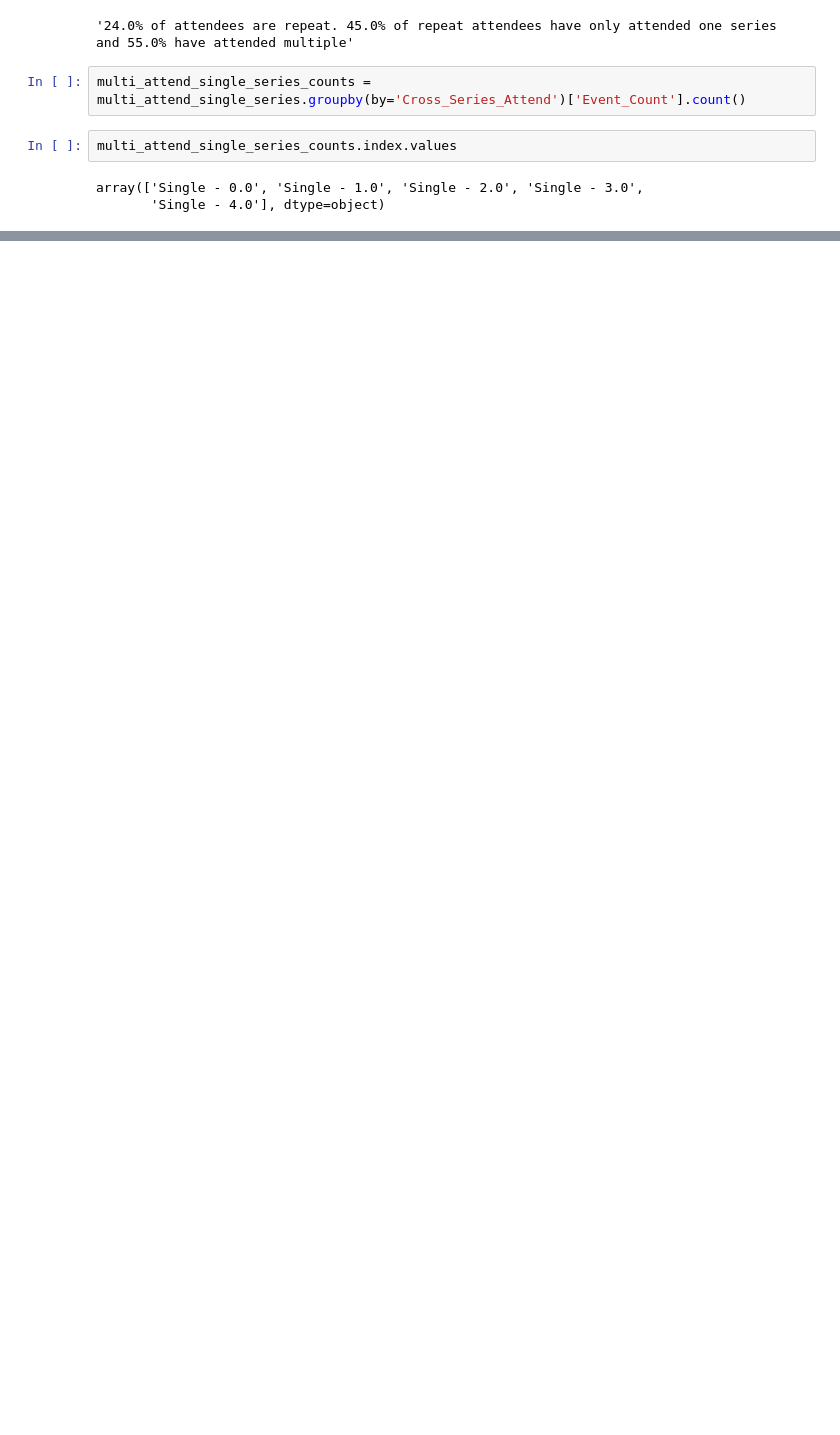
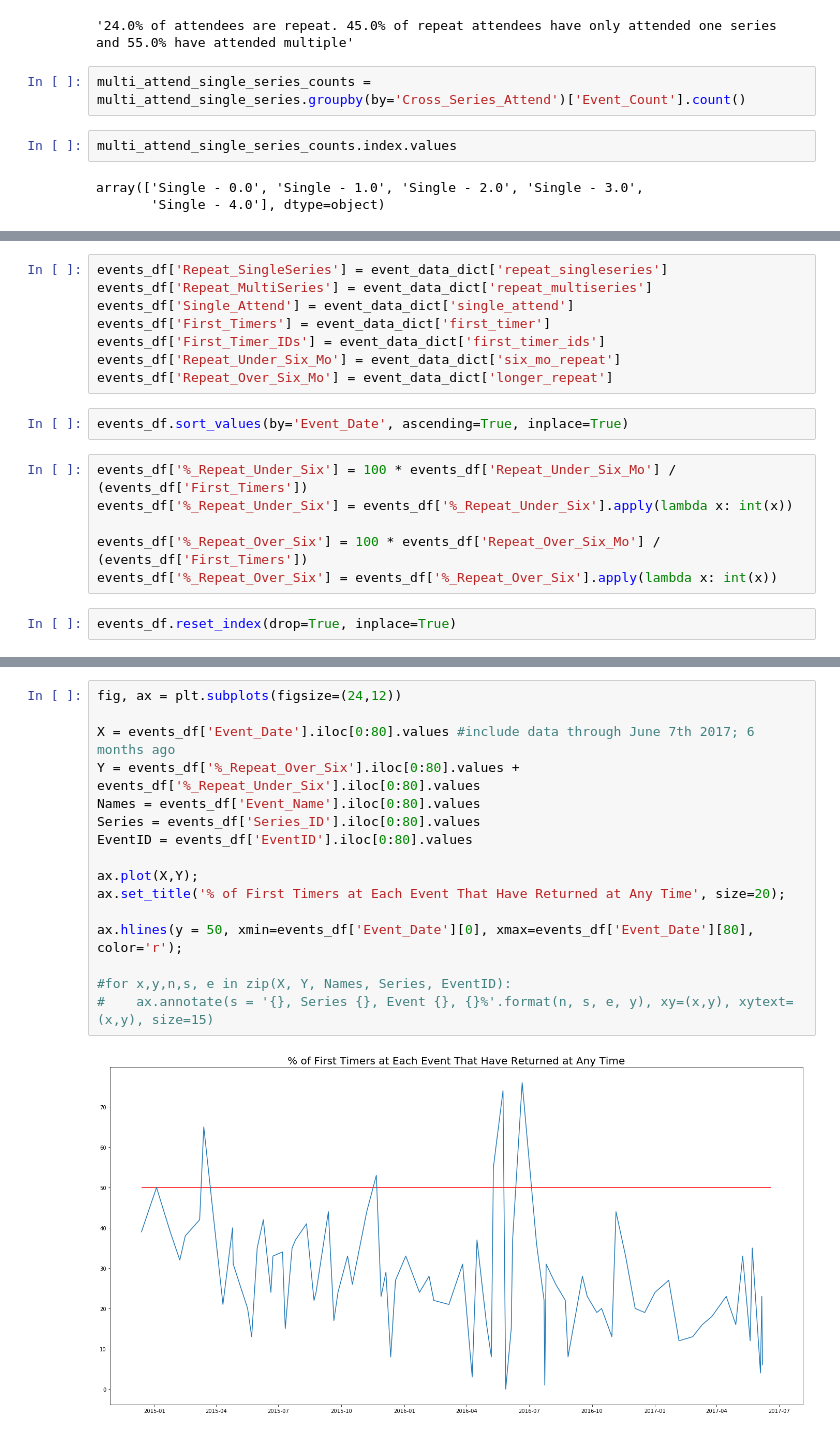
Before and after one commit to gcnuss/trailrun_participation, a Jupyter notebook: notebooks/Attendance_EDA.ipynb, the cells around one changed output, grey strips where cells are left out. Saved outputs shown, nothing was run; the diff lists cells and outputs as text; blank space fills up the shorter version.

```diff
--- a/notebooks/Attendance_EDA.ipynb
+++ b/notebooks/Attendance_EDA.ipynb
@@ -160,0 +229,18 @@ Series 4: 18.0%
+# %%
+events_df['Repeat_SingleSeries'] = event_data_dict['repeat_singleseries']
+events_df['Repeat_MultiSeries'] = event_data_dict['repeat_multiseries']
+events_df['Single_Attend'] = event_data_dict['single_attend']
+events_df['First_Timers'] = event_data_dict['first_timer']
+events_df['First_Timer_IDs'] = event_data_dict['first_timer_ids']
+events_df['Repeat_Under_Six_Mo'] = event_data_dict['six_mo_repeat']
+events_df['Repeat_Over_Six_Mo'] = event_data_dict['longer_repeat']
+# %%
+events_df.sort_values(by='Event_Date', ascending=True, inplace=True)
+# %%
+events_df['%_Repeat_Under_Six'] = 100 * events_df['Repeat_Under_Six_Mo'] / (events_df['First_Timers'])
+events_df['%_Repeat_Under_Six'] = events_df['%_Repeat_Under_Six'].apply(lambda x: int(x))
+
+events_df['%_Repeat_Over_Six'] = 100 * events_df['Repeat_Over_Six_Mo'] / (events_df['First_Timers'])
+events_df['%_Repeat_Over_Six'] = events_df['%_Repeat_Over_Six'].apply(lambda x: int(x))
+# %%
+events_df.reset_index(drop=True, inplace=True)
@@ -160,0 +256,18 @@ Series 4: 18.0%
+# %%
+fig, ax = plt.subplots(figsize=(24,12))
+
+X = events_df['Event_Date'].iloc[0:80].values #include data through June 7th 2017; 6 months ago
+Y = events_df['%_Repeat_Over_Six'].iloc[0:80].values + events_df['%_Repeat_Under_Six'].iloc[0:80].values
+Names = events_df['Event_Name'].iloc[0:80].values
+Series = events_df['Series_ID'].iloc[0:80].values
+EventID = events_df['EventID'].iloc[0:80].values
+
+ax.plot(X,Y);
+ax.set_title('% of First Timers at Each Event That Have Returned at Any Time', size=20);
+
+ax.hlines(y = 50, xmin=events_df['Event_Date'][0], xmax=events_df['Event_Date'][80], color='r');
+
+#for x,y,n,s, e in zip(X, Y, Names, Series, EventID):
+#    ax.annotate(s = '{}, Series {}, Event {}, {}%'.format(n, s, e, y), xy=(x,y), xytext=(x,y), size=15)
+# %% [output]
+[figure, added]
```
Also changed, not shown: parts of 50 cells of this notebook, 1 other file.
